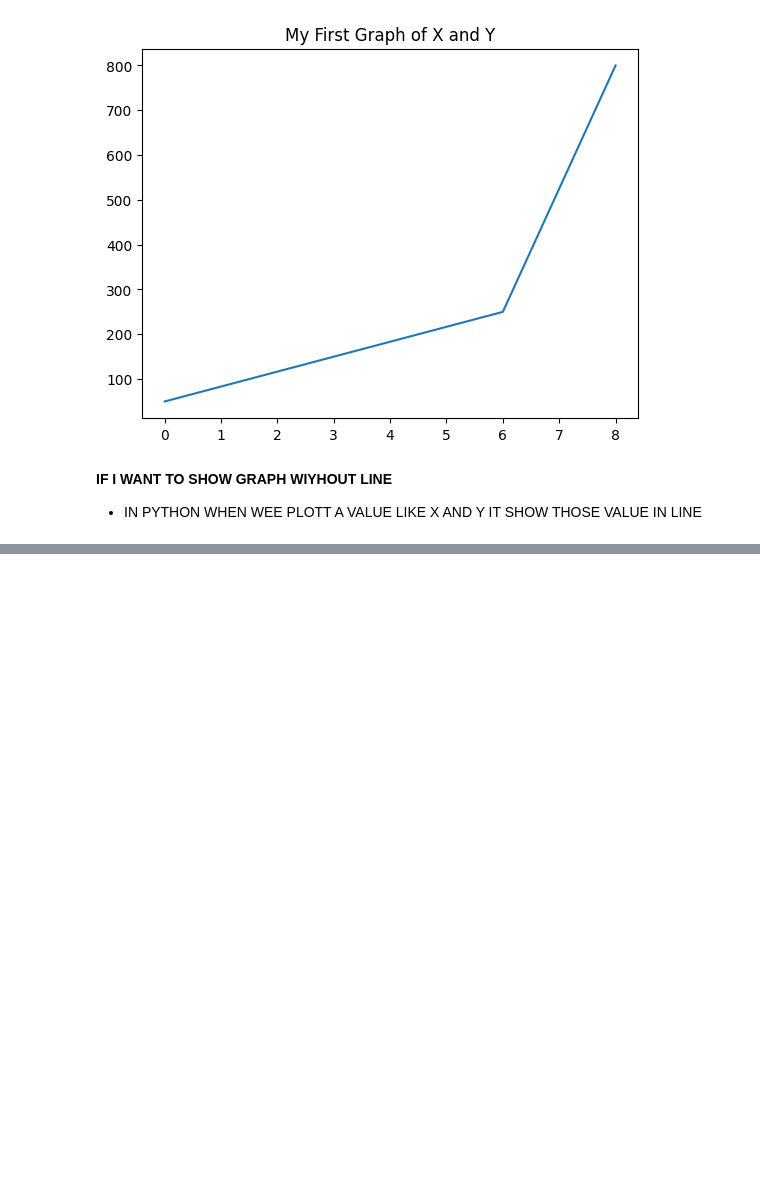
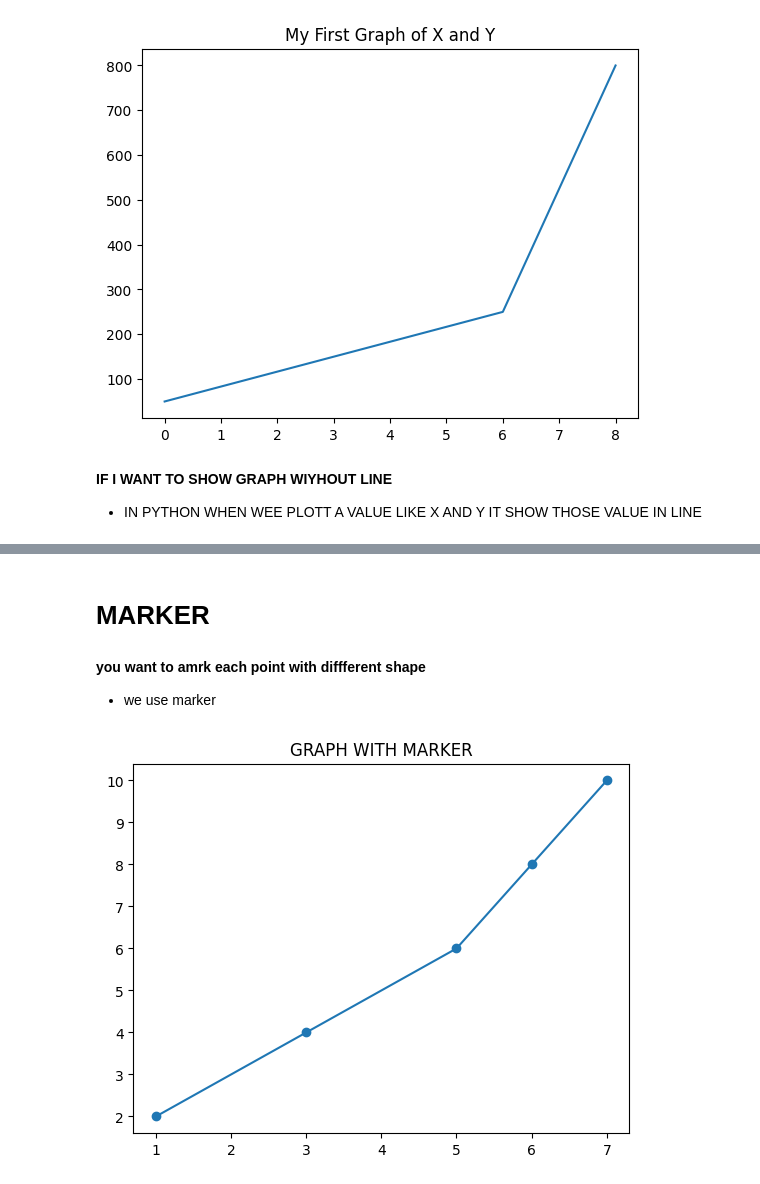
Before and after one commit to Abdal-AI/MATPLOTLIB, a Jupyter notebook: matplotlib.ipynb, the cells around one changed output, grey strips where cells are left out. Saved outputs shown, nothing was run; the diff lists cells and outputs as text; code cells hidden in the pictures; blank space fills up the shorter version.

```diff
--- a/matplotlib.ipynb
+++ b/matplotlib.ipynb
@@ -53,0 +67,16 @@ plt.show()
+# %% [markdown]
+# MARKER
+# %% [markdown]
+**you want to amrk each point with diffferent shape**
+- we use marker
+# %%
+import pandas as pd
+import matplotlib.pyplot as plt
+import numpy as np
+x =np.array([1,3,5,6,7])
+y=np.array([2,4,6,8,10])
+plt.plot(x,y,marker='o')
+plt.title("GRAPH WITH MARKER")
+plt.show()
+# %% [output]
+[figure, added]
```
Also changed, not shown: parts of 8 cells of this notebook.
